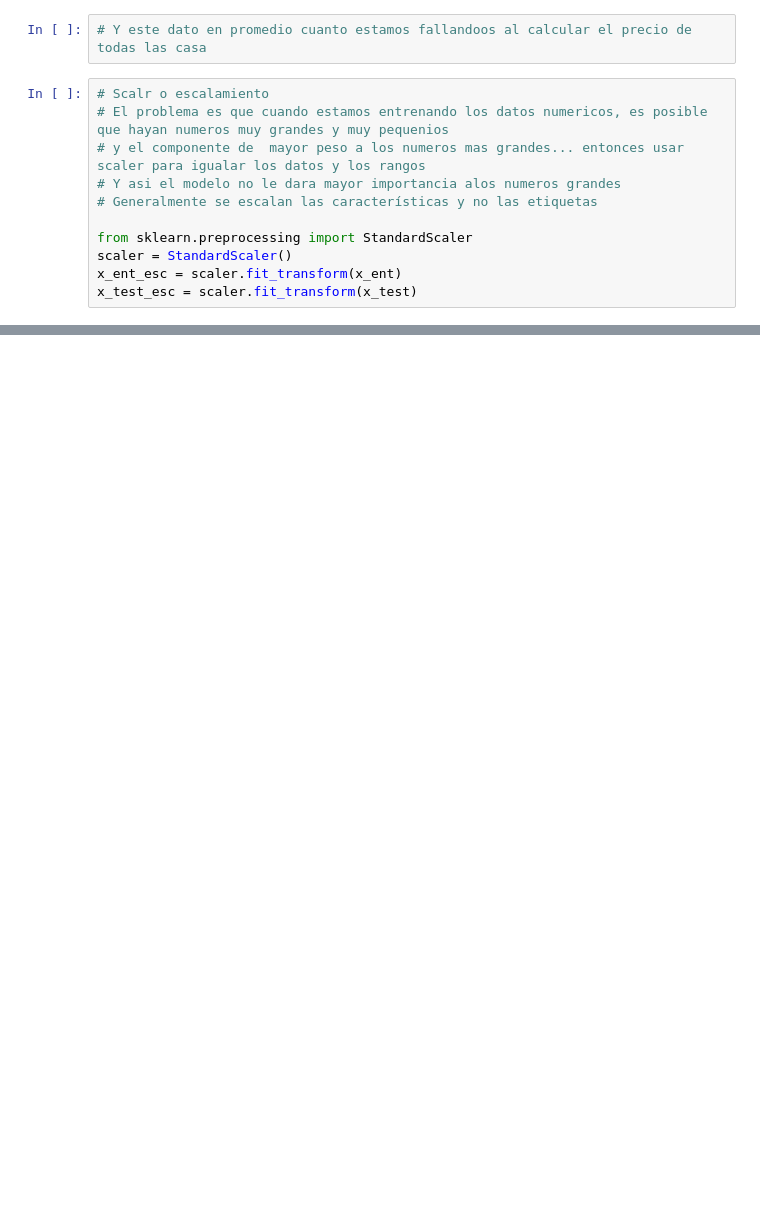
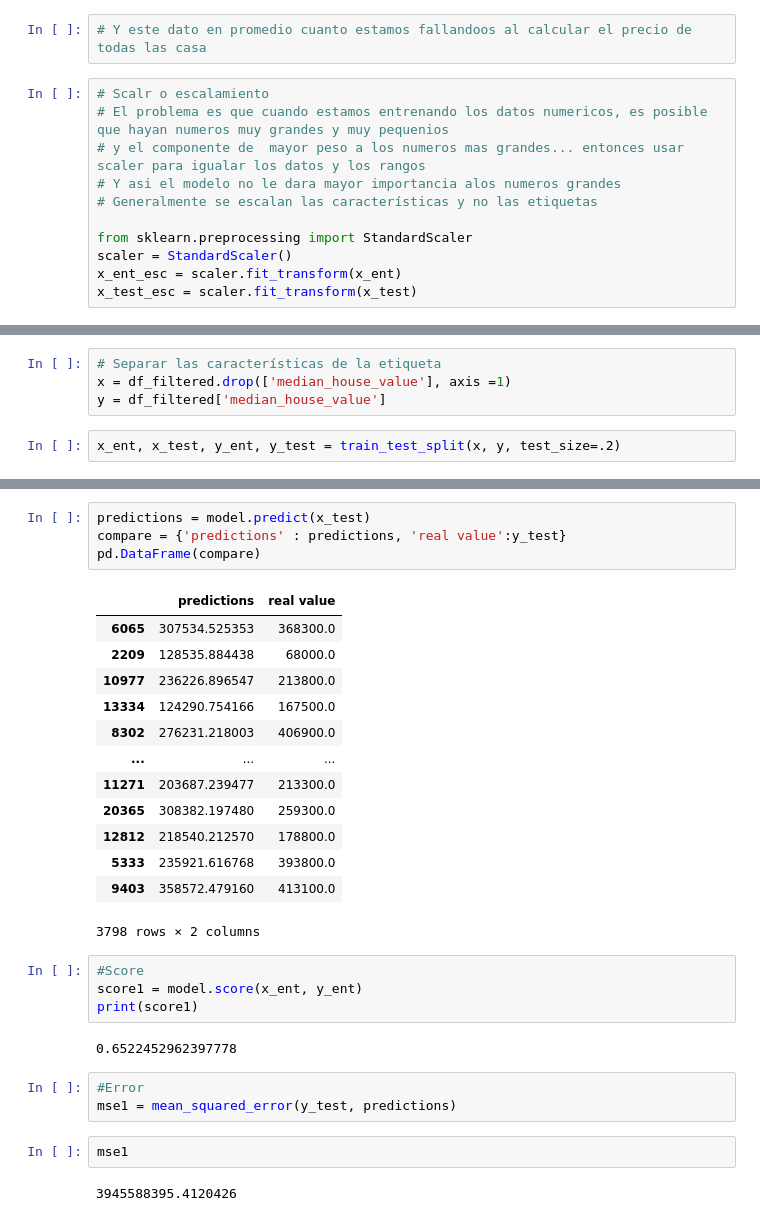
Before and after one commit to drummshot/Introduction-AI-Python, a Jupyter notebook: Exercise 3/exercise_3.ipynb, the cells around one changed output, grey strips where cells are left out. Drawn from its saved outputs; the diff is of its cells as text; blank space fills up the shorter version.

```diff
--- a/Exercise 3/exercise_3.ipynb
+++ b/Exercise 3/exercise_3.ipynb
@@ -224,0 +279,6 @@ pd.DataFrame(x_ent_esc)
+# %%
+# Separar las características de la etiqueta
+x = df_filtered.drop(['median_house_value'], axis =1)
+y = df_filtered['median_house_value']
+# %%
+x_ent, x_test, y_ent, y_test = train_test_split(x, y, test_size=.2)
@@ -224,0 +294,31 @@ pd.DataFrame(x_ent_esc)
+# %%
+predictions = model.predict(x_test)
+compare = {'predictions' : predictions, 'real value':y_test}
+pd.DataFrame(compare)
+# %% [output]
+|  | predictions | real value |
+| 6065 | 307534.525353 | 368300.0 |
+| 2209 | 128535.884438 | 68000.0 |
+| 10977 | 236226.896547 | 213800.0 |
+| 13334 | 124290.754166 | 167500.0 |
+| 8302 | 276231.218003 | 406900.0 |
+| ... | ... | ... |
+| 11271 | 203687.239477 | 213300.0 |
+| 20365 | 308382.197480 | 259300.0 |
+| 12812 | 218540.212570 | 178800.0 |
+| 5333 | 235921.616768 | 393800.0 |
+| 9403 | 358572.479160 | 413100.0 |
+3798 rows × 2 columns
+# %%
+#Score
+score1 = model.score(x_ent, y_ent)
+print(score1)
+# %% [output]
+0.6522452962397778
+# %%
+#Error
+mse1 = mean_squared_error(y_test, predictions)
+# %%
+mse1
+# %% [output]
+3945588395.4120426
```
Also changed, not shown: parts of 22 cells of this notebook, 3 other files.
